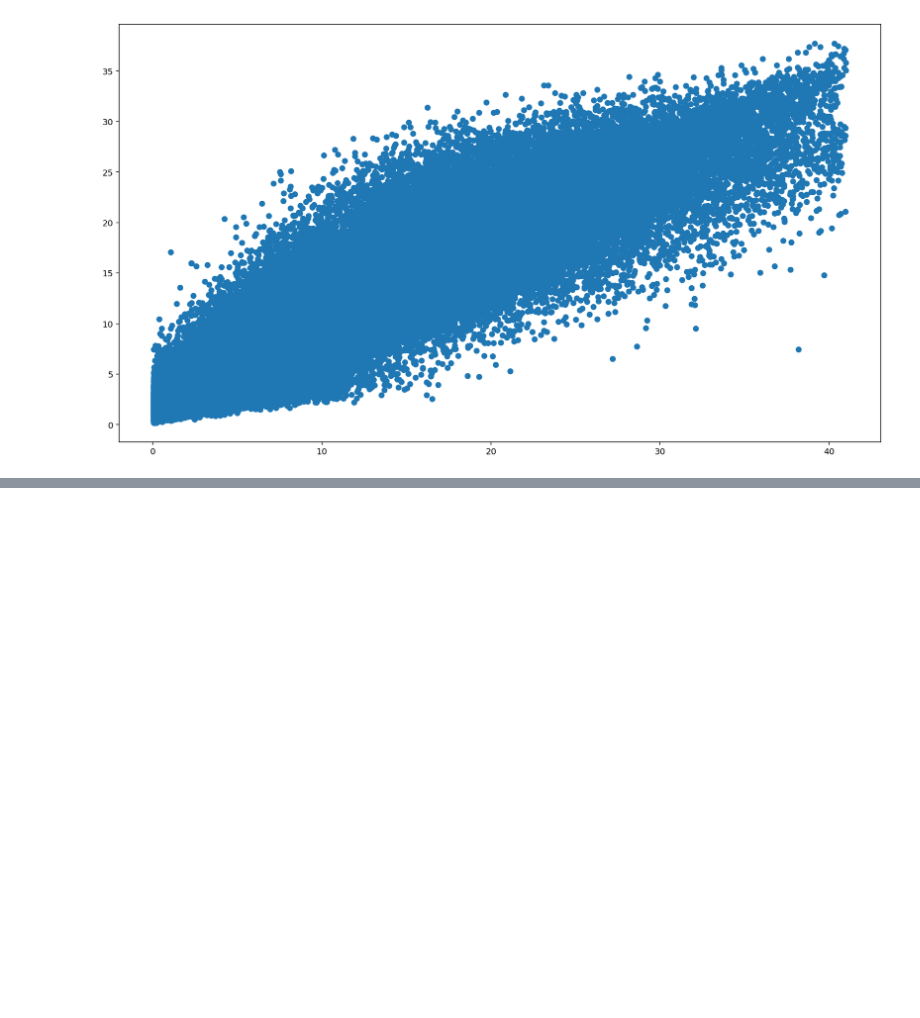
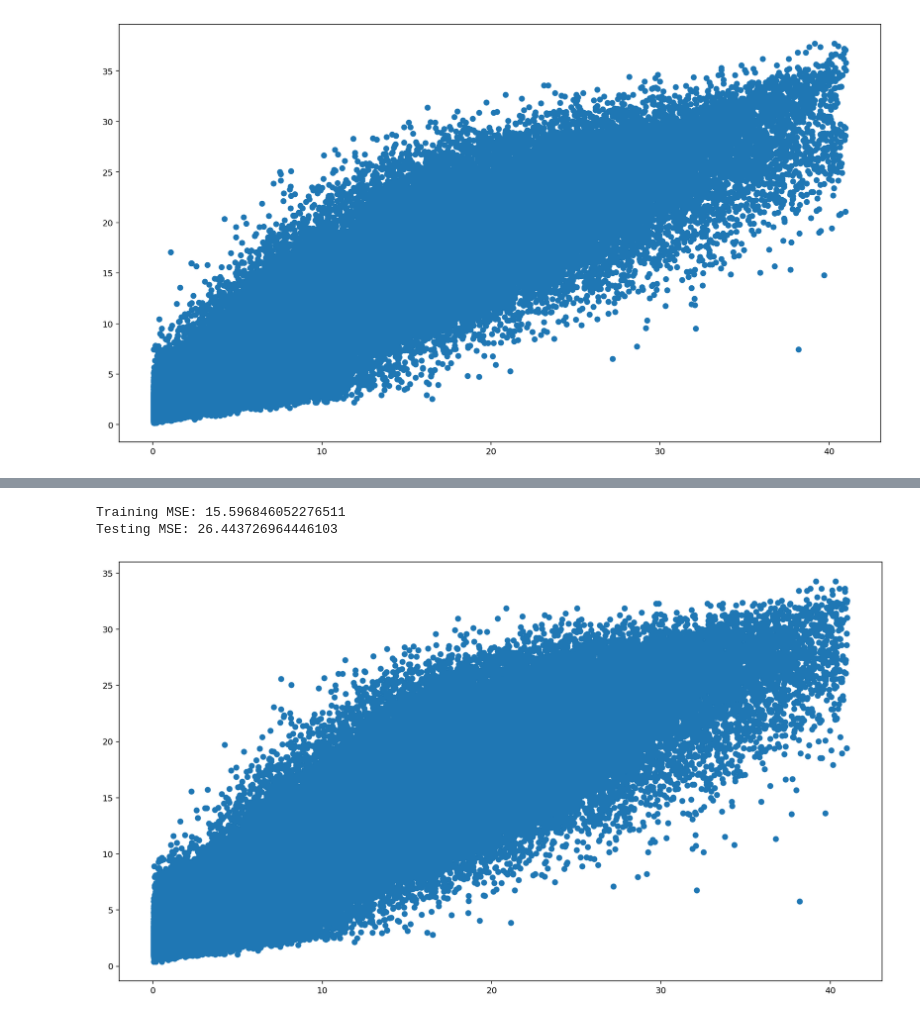
Before and after one commit to blowe615/starbucks_offers, a Jupyter notebook: starbucks_offers.ipynb, the cells around one changed output, grey strips where cells are left out. Saved outputs shown, nothing was run; the diff lists cells and outputs as text; code cells hidden in the pictures; blank space fills up the shorter version.

```diff
--- a/starbucks_offers.ipynb
+++ b/starbucks_offers.ipynb
@@ -1133,0 +1132,10 @@ Testing MSE: 27.35238961121603
+# %%
+reg1=LinearRegression()
+reg2=RandomForestRegressor(n_estimators=100)
+reg3=BaggingRegressor(n_estimators=100,max_samples=0.4)
+voter = VotingRegressor([('lr',reg1),('rf',reg2),('bg',reg3)],[.2,.4,.4])
+plot_pred_actual(voter, X_train_IQR, X_test_IQR, y_train_IQR, y_test_IQR)
+# %% [output]
+Training MSE: 15.596846052276511
+Testing MSE: 26.443726964446103
+[figure, added]
```
Also changed, not shown: parts of 7 cells of this notebook.
